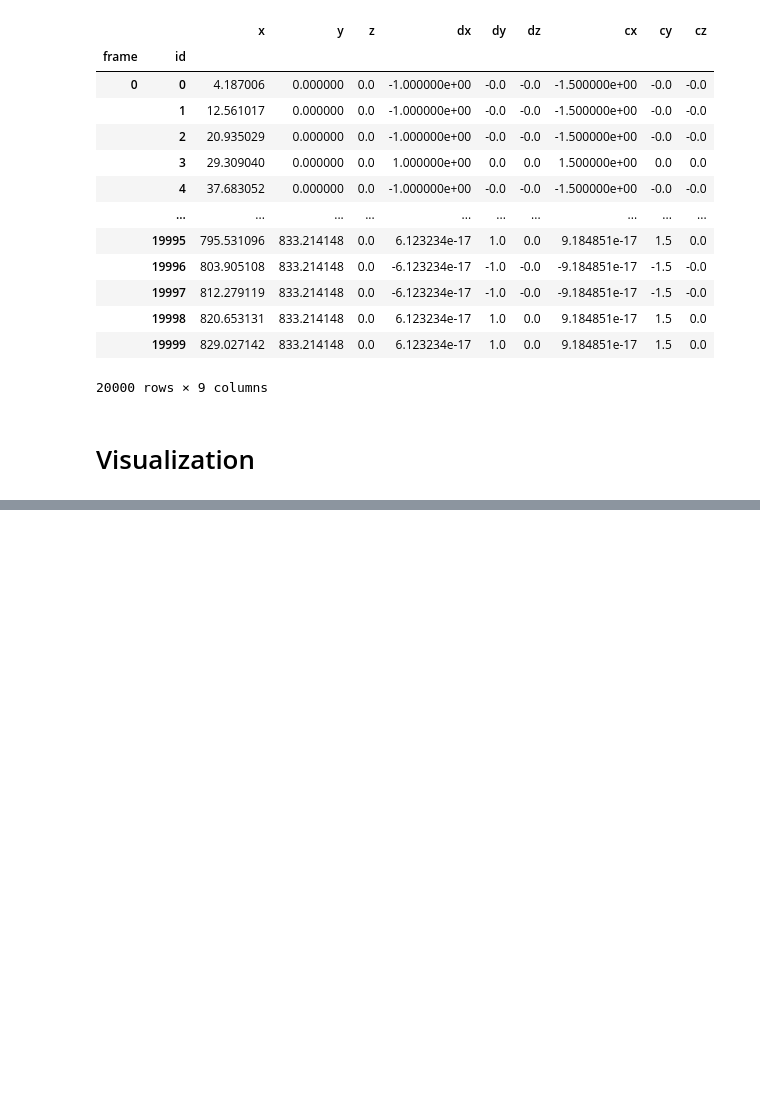
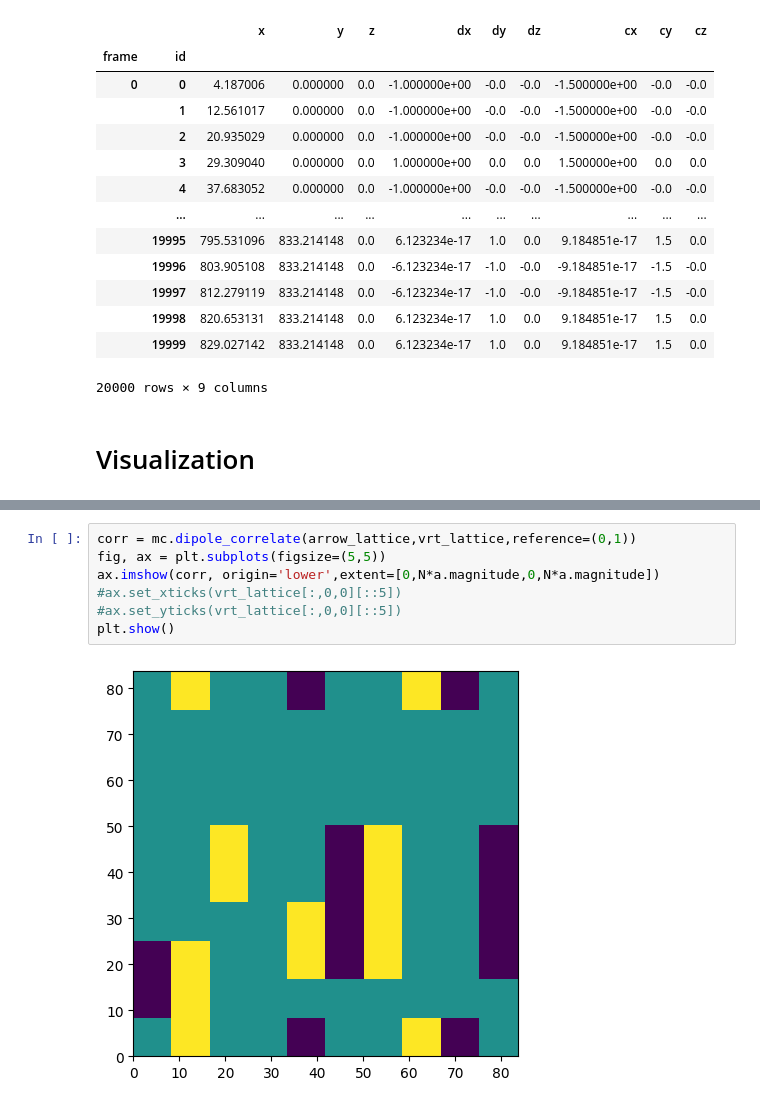
Before and after one commit to leogabac/stuckgs, a Jupyter notebook: src/af2_degeneracy.ipynb, the cells around one changed output, grey strips where cells are left out. Saved outputs shown, nothing was run; the diff lists cells and outputs as text; blank space fills up the shorter version.

```diff
--- a/src/af2_degeneracy.ipynb
+++ b/src/af2_degeneracy.ipynb
@@ -96,0 +120,9 @@ plt.show()
+# %%
+corr = mc.dipole_correlate(arrow_lattice,vrt_lattice,reference=(0,1))
+fig, ax = plt.subplots(figsize=(5,5))
+ax.imshow(corr, origin='lower',extent=[0,N*a.magnitude,0,N*a.magnitude])
+#ax.set_xticks(vrt_lattice[:,0,0][::5])
+#ax.set_yticks(vrt_lattice[:,0,0][::5])
+plt.show()
+# %% [output]
+[figure, added]
```
Also changed, not shown: parts of 19 cells of this notebook, 7 other files.
